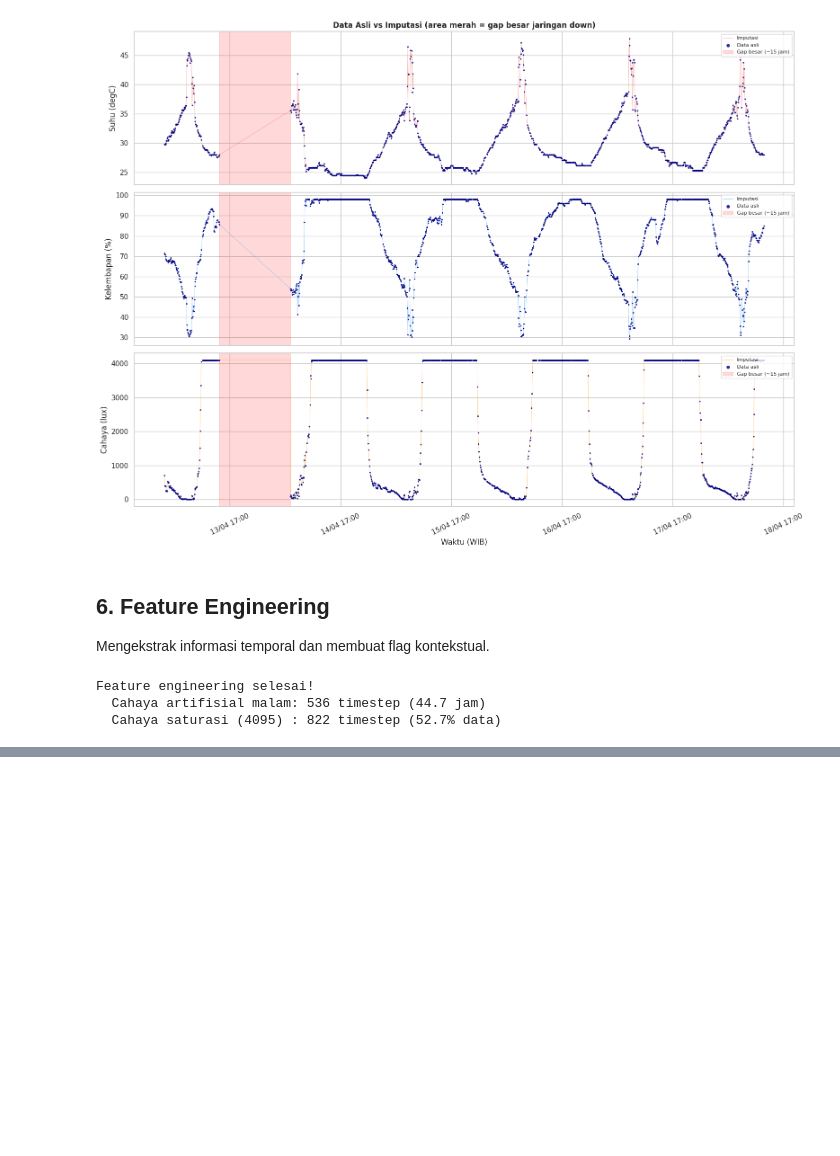
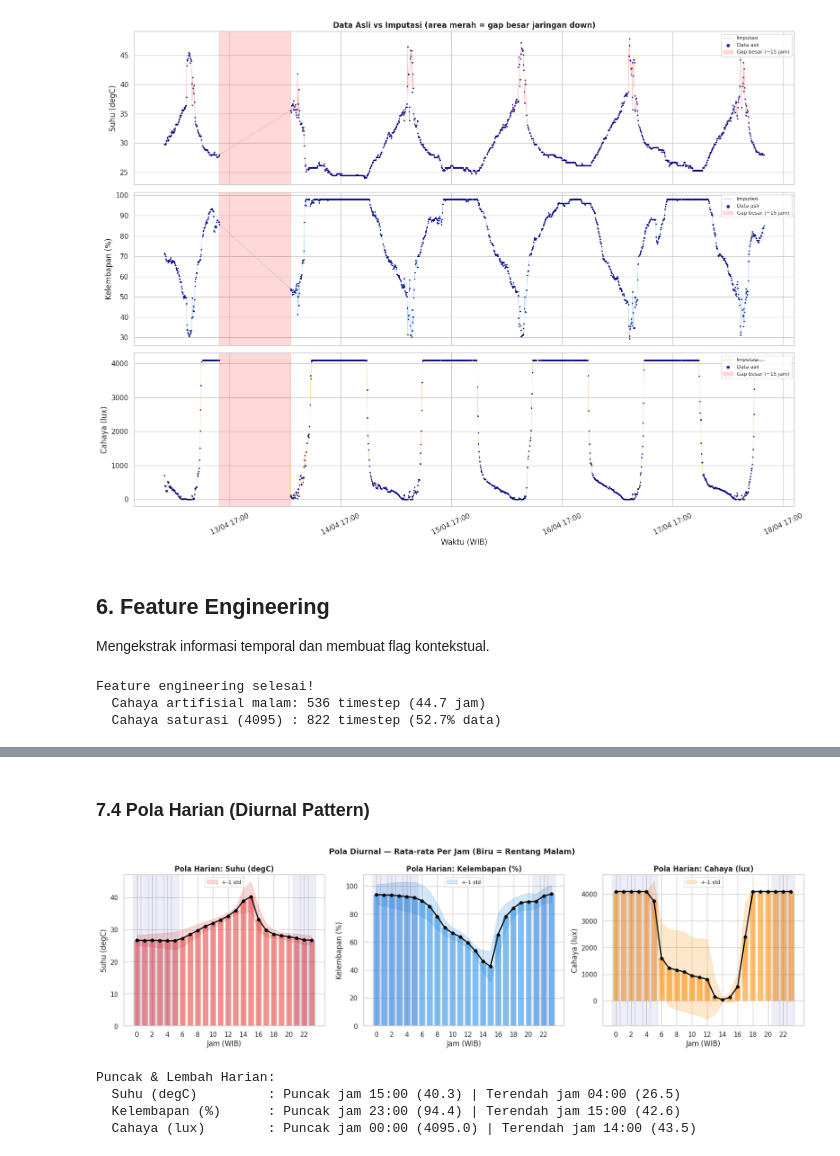
Before and after one commit to delafajarmulia/suhu-detector-ai, a Jupyter notebook: weather_analysis_2.ipynb, the cells around one changed output, grey strips where cells are left out. Cells and saved outputs as stored; diff of their text form; code cells hidden in the pictures; blank space fills up the shorter version.

```diff
--- a/weather_analysis_2.ipynb
+++ b/weather_analysis_2.ipynb
@@ -343,0 +489,41 @@ Feature engineering selesai!
+# %% [markdown]
+### 7.4 Pola Harian (Diurnal Pattern)
+# %%
+hourly     = df_feat.groupby('jam')[cols_sensor].mean()
+hourly_std = df_feat.groupby('jam')[cols_sensor].std()
+
+fig, axes = plt.subplots(1, 3, figsize=(17, 5))
+colors_d = ['#E53935', '#1E88E5', '#FB8C00']
+labels_d = ['Suhu (degC)', 'Kelembapan (%)', 'Cahaya (lux)']
+
+for ax, (col, color, label) in zip(axes, zip(cols_sensor, colors_d, labels_d)):
+    mean_v = hourly[col]
+    std_v  = hourly_std[col]
+    jam    = hourly.index
+    ax.bar(jam, mean_v, color=color, alpha=0.55, edgecolor='white')
+    ax.plot(jam, mean_v, color='black', lw=2, marker='o', markersize=5)
+    ax.fill_between(jam, mean_v - std_v, mean_v + std_v, alpha=0.2, color=color, label='+-1 std')
+    for h in range(24):
+        if h >= 21 or h < 6:
+            ax.axvspan(h-0.5, h+0.5, alpha=0.07, color='navy')
+    ax.set_title(f'Pola Harian: {label}', fontweight='bold')
+    ax.set_xlabel('Jam (WIB)'); ax.set_ylabel(label)
+    ax.set_xticks(range(0, 24, 2))
+    ax.legend(fontsize=9)
+
+plt.suptitle('Pola Diurnal — Rata-rata Per Jam (Biru = Rentang Malam)',
+             fontsize=13, fontweight='bold')
+plt.tight_layout()
+plt.show()
+
+print('\nPuncak & Lembah Harian:')
+for col, label in zip(cols_sensor, labels_d):
+    ph = hourly[col].idxmax()
+    th = hourly[col].idxmin()
+    print(f'  {label:20s}: Puncak jam {ph:02d}:00 ({hourly[col].max():.1f}) | Terendah jam {th:02d}:00 ({hourly[col].min():.1f})')
+# %% [output]
+[figure, added]
+Puncak & Lembah Harian:
+  Suhu (degC)         : Puncak jam 15:00 (40.3) | Terendah jam 04:00 (26.5)
+  Kelembapan (%)      : Puncak jam 23:00 (94.4) | Terendah jam 15:00 (42.6)
+  Cahaya (lux)        : Puncak jam 00:00 (4095.0) | Terendah jam 14:00 (43.5)
```
Also changed, not shown: parts of 12 cells of this notebook.
